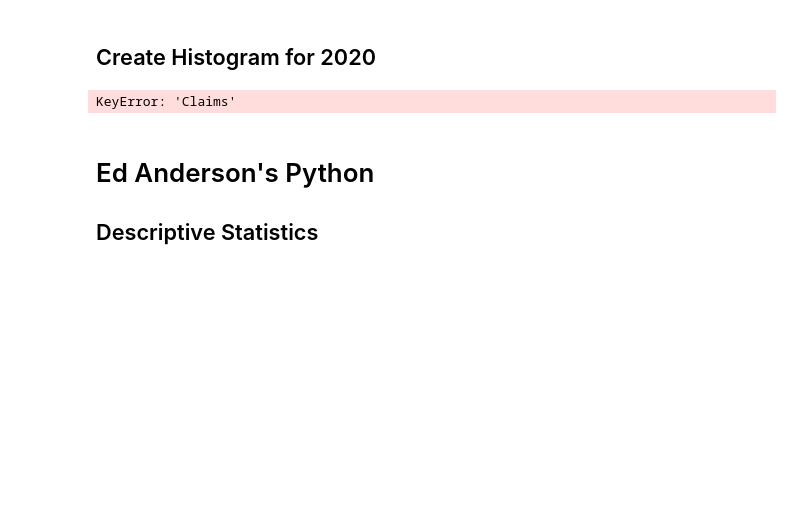
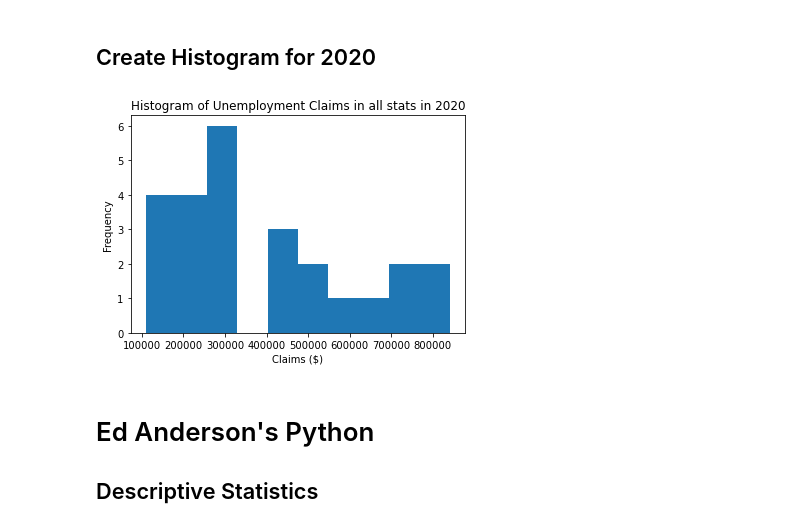
Before and after one commit to amajor/data-visualization-project-week-5, a Jupyter notebook: unemployment.ipynb, the cells around one changed output. Cells and saved outputs as stored; diff of their text form; code cells hidden in the pictures; blank space fills up the shorter version.

```diff
--- a/unemployment.ipynb
+++ b/unemployment.ipynb
@@ -119,0 +139,6 @@ unemployment_2020 = unemployment_data_limited[unemployment_data['Year'] == 2020]
+# %%
+# Create a collection of claims for each year (2020)
+unemployment_2020 = unemployment_data_limited[(unemployment_data_limited.Year == 2020)]
+
+# Check the first few rows of each (2020)
+unemployment_2020.head()
@@ -152,18 +179,17 @@ KeyError: 'Claims'
 ## Create Histogram for 2020
 # %%
 # bin_size = 5
-# bins = math.ceil((max(unemployment_2020[desired_column]) - min(unemployment_2020[desired_column])) / bin_size)
-# plt.hist(unemployment_2020[desired_column], bins=bins, edgecolor='black')
-# plt.xlabel('Claims ($)')
-# plt.ylabel('frequency')
-# plt.title('Histogram of Unemployment Claims in all stats in 2020');
+# maximum = max(unemployment_2020[desired_column])
+# minimum = min(unemployment_2020[desired_column])
+# bins = math.ceil((maximum - minimum) / bin_size)
 
-sns.histplot(unemployment_2020[desired_column], binwidth=5)
-plt.xlabel('Unemployment Claims')
+plt.hist(unemployment_2020[desired_column])
+plt.xlabel('Claims ($)')
 plt.ylabel('Frequency')
-plt.title('Histogram of Unemployment Claims in 2020');
+plt.title('Histogram of Unemployment Claims in all stats in 2020');
+plt.show()
 # %% [output]
-KeyError: 'Claims'
+[figure, added]
 # %% [markdown]
 # Ed Anderson's Python
 
```
Also changed, not shown: parts of 10 cells of this notebook.
